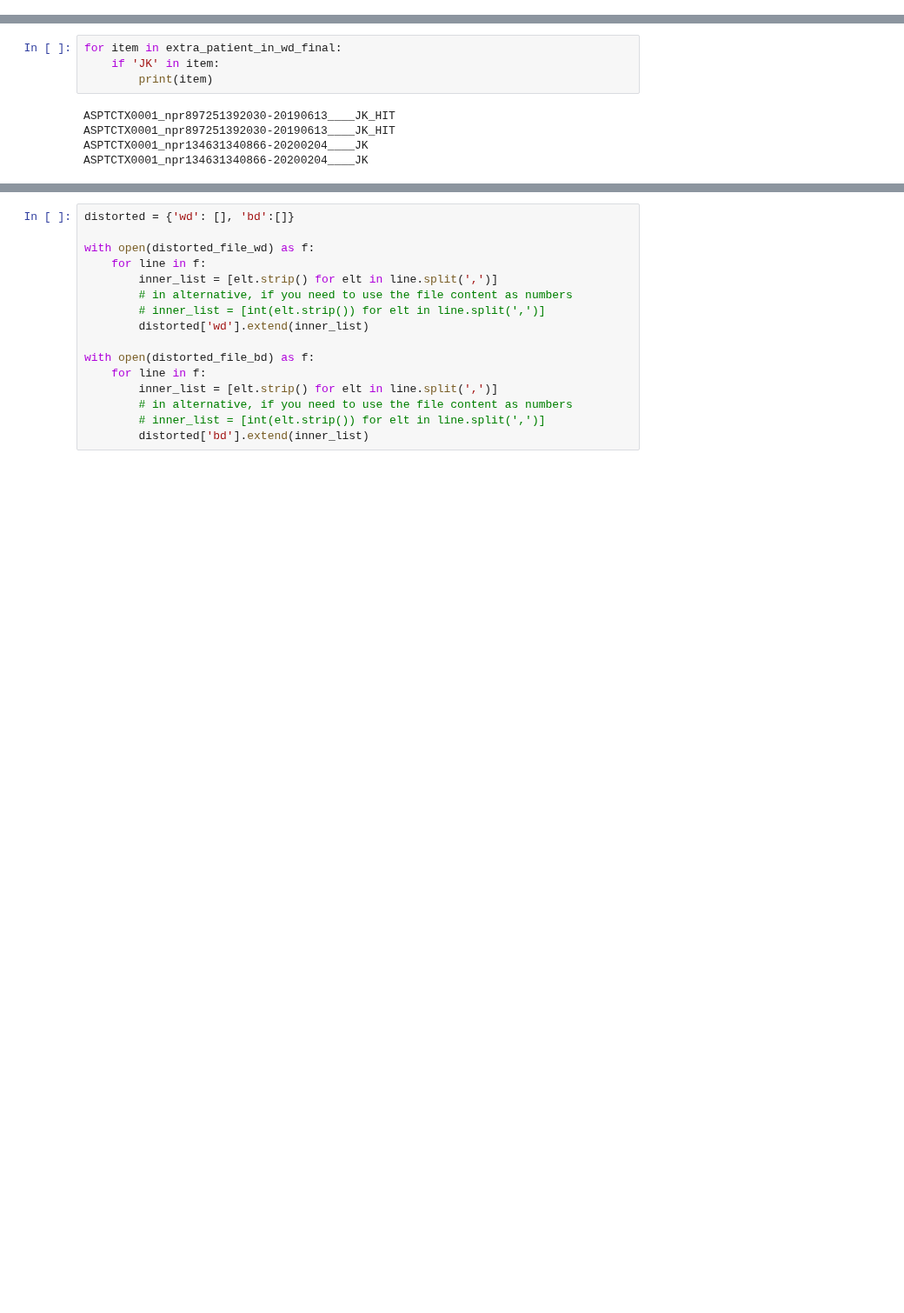
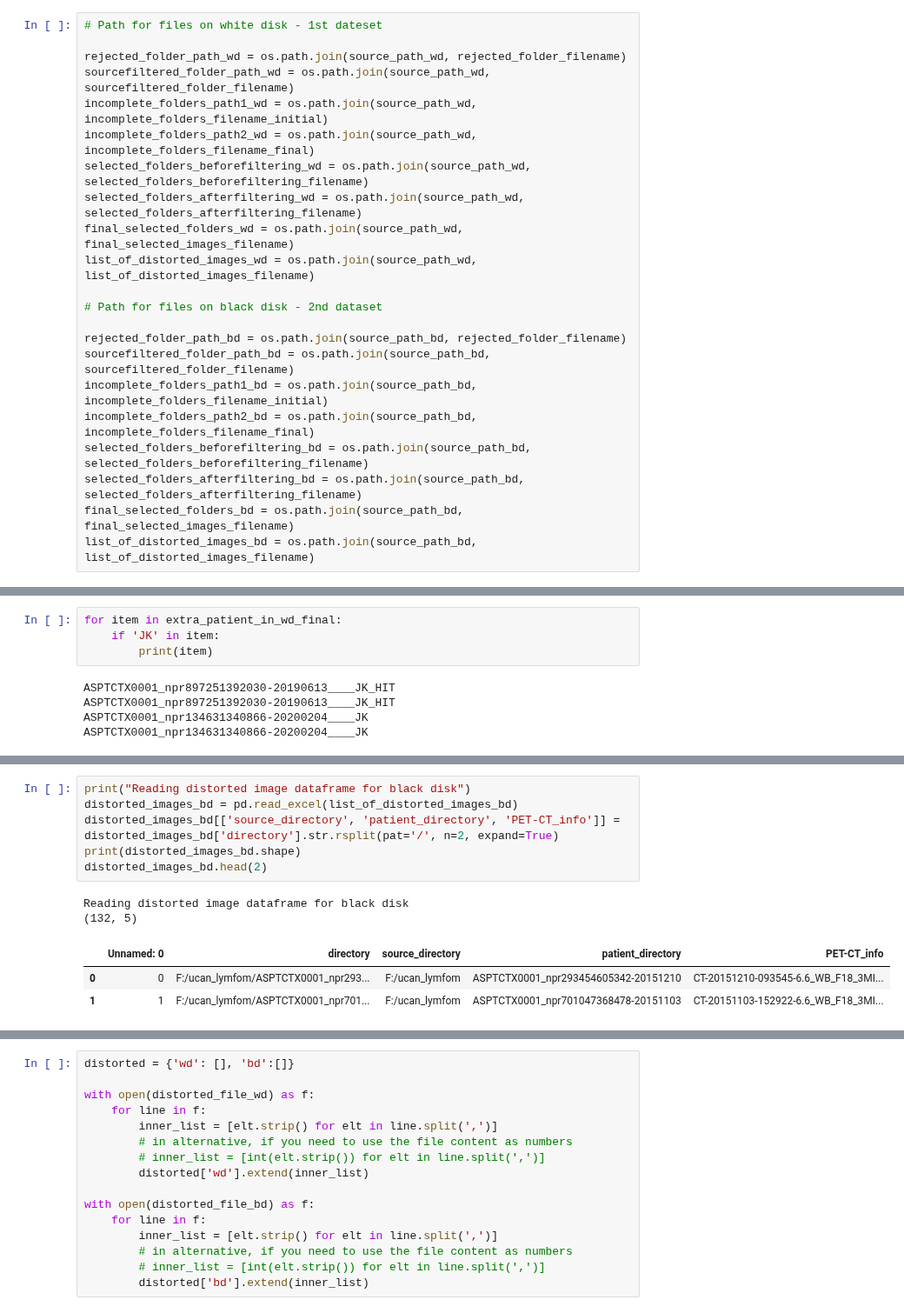
Before and after one commit to NickosKal/UCAN-PET-CT-image-data-handling-pipeline, a Jupyter notebook: Task1_2/testpatientsondisk1and2.ipynb, the cells around one changed output, grey strips where cells are left out. Shown at 87% size. Cells and saved outputs as stored; diff of their text form; blank space fills up the shorter version.

```diff
--- a/Task1_2/testpatientsondisk1and2.ipynb
+++ b/Task1_2/testpatientsondisk1and2.ipynb
@@ -61 +50,23 @@ list_of_distorted_images_wd = os.path.join(source_path_wd, list_of_distorted_ima
+# %%
+# Path for files on white disk - 1st dateset
+
+rejected_folder_path_wd = os.path.join(source_path_wd, rejected_folder_filename)
+sourcefiltered_folder_path_wd = os.path.join(source_path_wd, sourcefiltered_folder_filename)
+incomplete_folders_path1_wd = os.path.join(source_path_wd, incomplete_folders_filename_initial)
+incomplete_folders_path2_wd = os.path.join(source_path_wd, incomplete_folders_filename_final)
+selected_folders_beforefiltering_wd = os.path.join(source_path_wd, selected_folders_beforefiltering_filename)
+selected_folders_afterfiltering_wd = os.path.join(source_path_wd, selected_folders_afterfiltering_filename)
+final_selected_folders_wd = os.path.join(source_path_wd, final_selected_images_filename)
+list_of_distorted_images_wd = os.path.join(source_path_wd, list_of_distorted_images_filename)
+
+# Path for files on black disk - 2nd dataset
+
+rejected_folder_path_bd = os.path.join(source_path_bd, rejected_folder_filename)
+sourcefiltered_folder_path_bd = os.path.join(source_path_bd, sourcefiltered_folder_filename)
+incomplete_folders_path1_bd = os.path.join(source_path_bd, incomplete_folders_filename_initial)
+incomplete_folders_path2_bd = os.path.join(source_path_bd, incomplete_folders_filename_final)
+selected_folders_beforefiltering_bd = os.path.join(source_path_bd, selected_folders_beforefiltering_filename)
+selected_folders_afterfiltering_bd = os.path.join(source_path_bd, selected_folders_afterfiltering_filename)
+final_selected_folders_bd = os.path.join(source_path_bd, final_selected_images_filename)
+list_of_distorted_images_bd = os.path.join(source_path_bd, list_of_distorted_images_filename)
 # %%
@@ -166,0 +216,12 @@ extra_patient_wd_df.
+# %%
+print("Reading distorted image dataframe for black disk")
+distorted_images_bd = pd.read_excel(list_of_distorted_images_bd)
+distorted_images_bd[['source_directory', 'patient_directory', 'PET-CT_info']] = distorted_images_bd['directory'].str.rsplit(pat='/', n=2, expand=True)
+print(distorted_images_bd.shape)
+distorted_images_bd.head(2)
+# %% [output]
+Reading distorted image dataframe for black disk
+(132, 5)
+|  | Unnamed: 0 | directory | source_directory | patient_directory | PET-CT_info |
+| 0 | 0 | F:/ucan_lymfom/ASPTCTX0001_npr293... | F:/ucan_lymfom | ASPTCTX0001_npr293454605342-20151210 | CT-20151210-093545-6.6_WB_F18_3MI... |
+| 1 | 1 | F:/ucan_lymfom/ASPTCTX0001_npr701... | F:/ucan_lymfom | ASPTCTX0001_npr701047368478-20151103 | CT-20151103-152922-6.6_WB_F18_3MI... |
```
Also changed, not shown: parts of 24 cells of this notebook.
